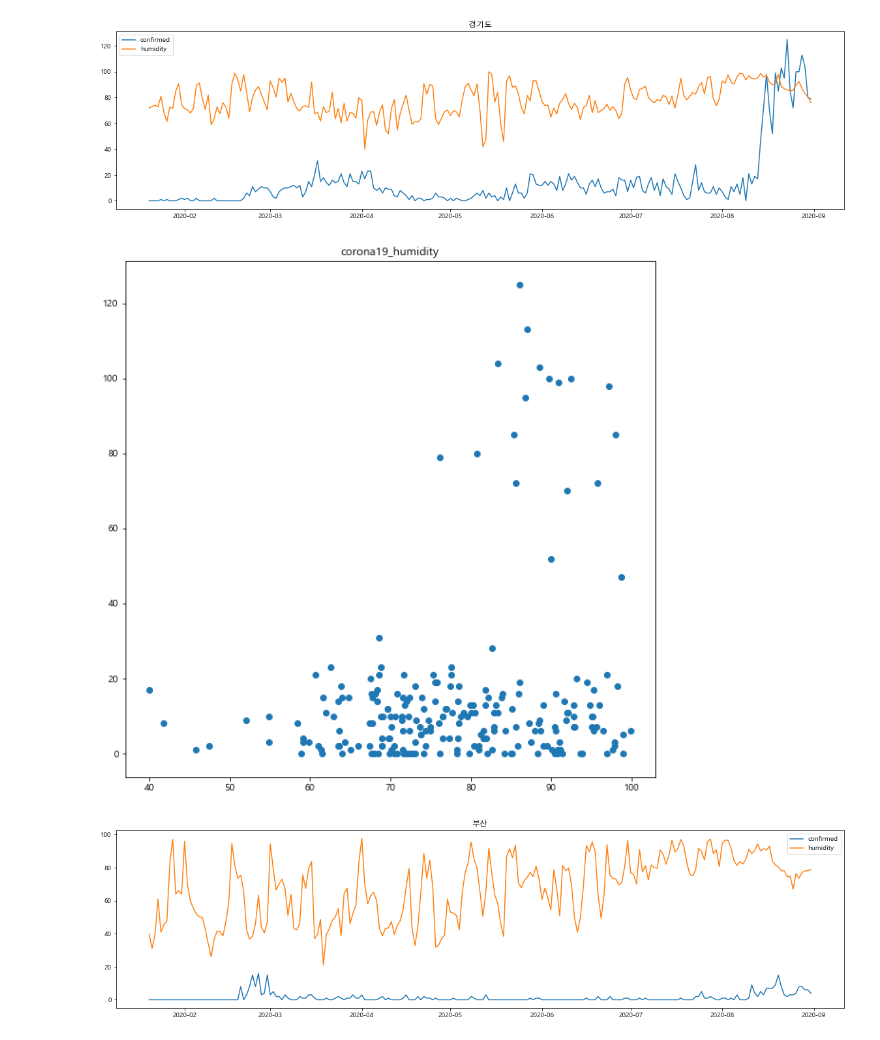
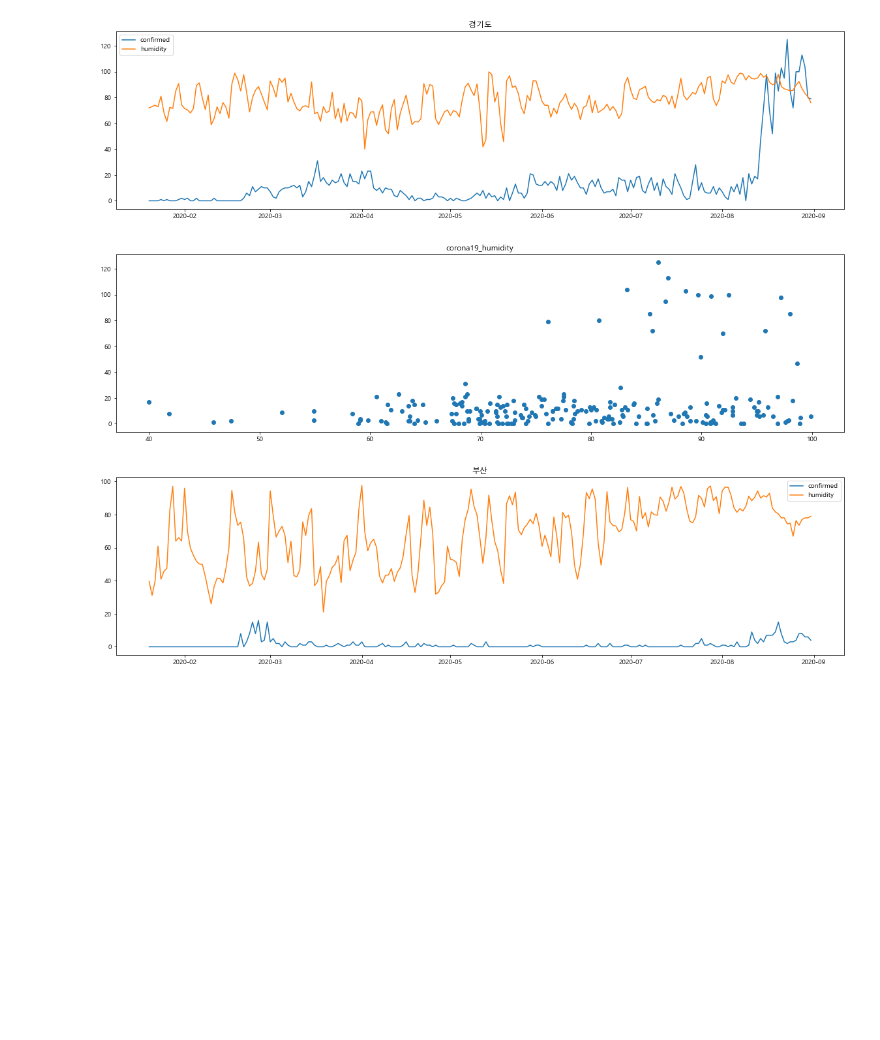
Before and after one commit to leeisack/project_AI_AMONG_US, a Jupyter notebook: sia_proj/corona.ipynb, the cells around one changed output. Saved outputs shown, nothing was run; the diff lists cells and outputs as text; code cells hidden in the pictures; blank space fills up the shorter version.

```diff
--- a/sia_proj/corona.ipynb
+++ b/sia_proj/corona.ipynb
@@ -117,12 +117,12 @@ plt.show()
 # %% [output]
 [figure]
 # %%
-plt.figure(figsize=(10, 10))
+plt.figure(figsize=(20, 5))
 plt.scatter(humidity['avg_relative_humidity'], confirmed['confirmed'])
 plt.title('corona19_humidity')
 plt.show()
 # %% [output]
-[figure, old version]
+[figure, new version]
 # %%
 # 부산 확진자 수
 busan_confirmed = confirmed_df[['date', 'confirmed']][confirmed_df['province'] == 'Busan']
```
Also changed, not shown: parts of 1 cell of this notebook.
